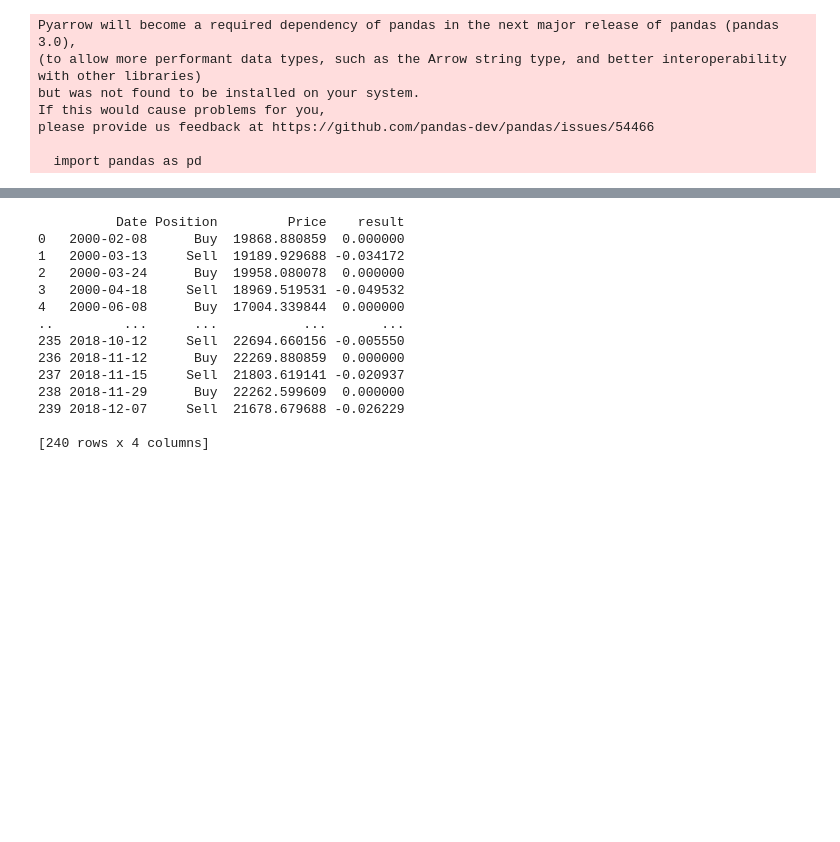
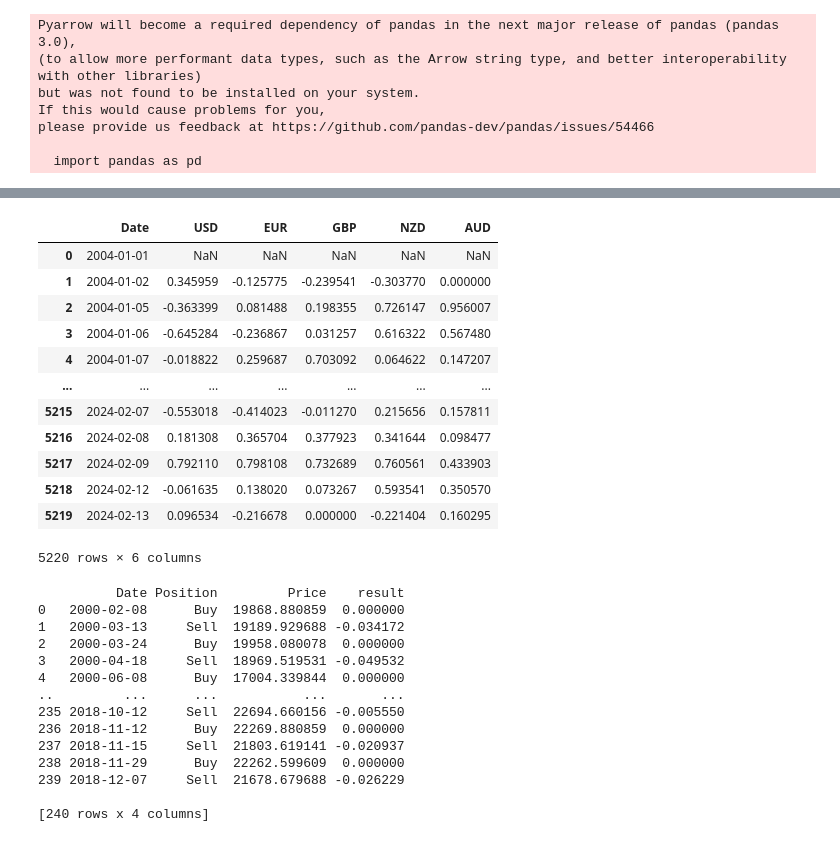
Before and after one commit to sawada-takashi-pb/Sample, a Jupyter notebook: investment/Python/投資判定.ipynb, the cells around one changed output, grey strips where cells are left out. Cells and saved outputs as stored; diff of their text form; code cells hidden in the pictures; blank space fills up the shorter version.

```diff
--- a/investment/Python/投資判定.ipynb
+++ b/investment/Python/投資判定.ipynb
@@ -103,3 +125,19 @@ n225_train
+# %%
+merge_Df
+# %% [output]
+|  | Date | USD | EUR | GBP | NZD | AUD |
+| 0 | 2004-01-01 | NaN | NaN | NaN | NaN | NaN |
+| 1 | 2004-01-02 | 0.345959 | -0.125775 | -0.239541 | -0.303770 | 0.000000 |
+| 2 | 2004-01-05 | -0.363399 | 0.081488 | 0.198355 | 0.726147 | 0.956007 |
+| 3 | 2004-01-06 | -0.645284 | -0.236867 | 0.031257 | 0.616322 | 0.567480 |
+| 4 | 2004-01-07 | -0.018822 | 0.259687 | 0.703092 | 0.064622 | 0.147207 |
+| ... | ... | ... | ... | ... | ... | ... |
+| 5215 | 2024-02-07 | -0.553018 | -0.414023 | -0.011270 | 0.215656 | 0.157811 |
+| 5216 | 2024-02-08 | 0.181308 | 0.365704 | 0.377923 | 0.341644 | 0.098477 |
+| 5217 | 2024-02-09 | 0.792110 | 0.798108 | 0.732689 | 0.760561 | 0.433903 |
+| 5218 | 2024-02-12 | -0.061635 | 0.138020 | 0.073267 | 0.593541 | 0.350570 |
+| 5219 | 2024-02-13 | 0.096534 | -0.216678 | 0.000000 | -0.221404 | 0.160295 |
+5220 rows × 6 columns
 # %%
 def makeSma(dataDf, tankiSma, choukiSma):
     """
```
Also changed, not shown: parts of 10 cells of this notebook.
